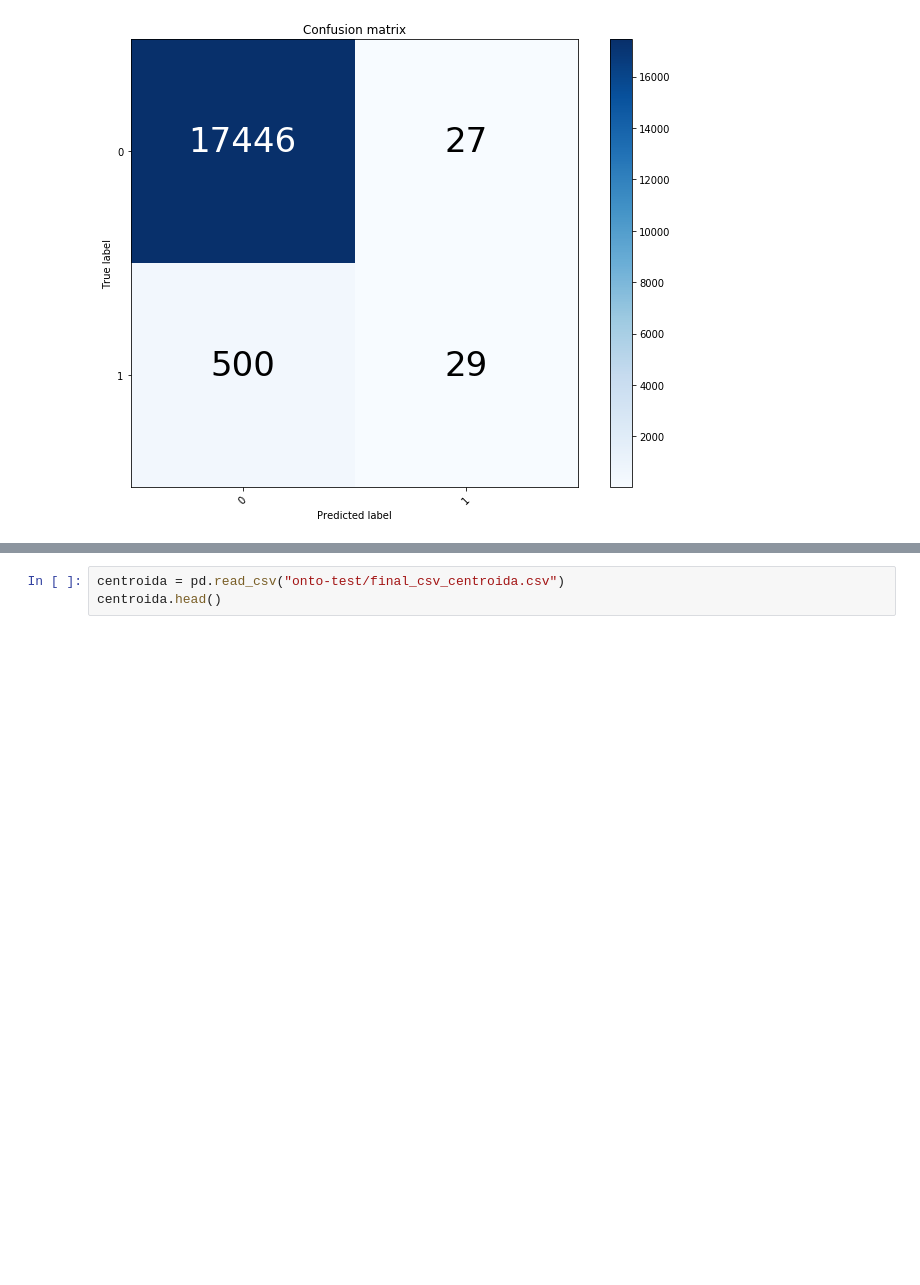
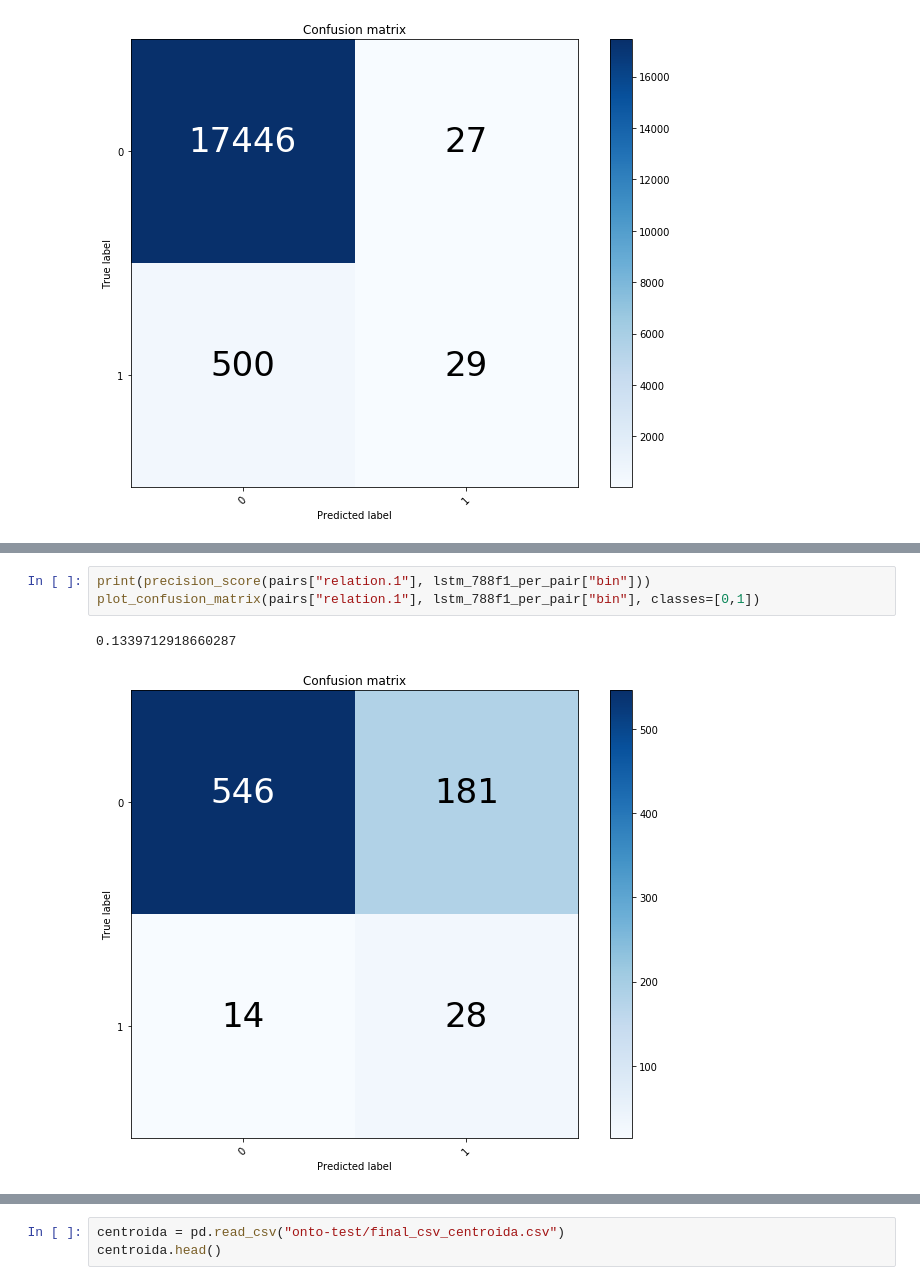
Before and after one commit to radpet/team_a, a Jupyter notebook: Radi/TestScore.ipynb, the cells around one changed output, grey strips where cells are left out. Saved outputs shown, nothing was run; the diff lists cells and outputs as text; blank space fills up the shorter version.

```diff
--- a/Radi/TestScore.ipynb
+++ b/Radi/TestScore.ipynb
@@ -231,0 +266,6 @@ plot_confusion_matrix(test_golden["relation.1"], lstm_result["all"], classes=[0,
+# %%
+print(precision_score(pairs["relation.1"], lstm_788f1_per_pair["bin"]))
+plot_confusion_matrix(pairs["relation.1"], lstm_788f1_per_pair["bin"], classes=[0,1])
+# %% [output]
+0.1339712918660287
+[figure, added]
```
Also changed, not shown: parts of 10 cells of this notebook, 6 other files.
